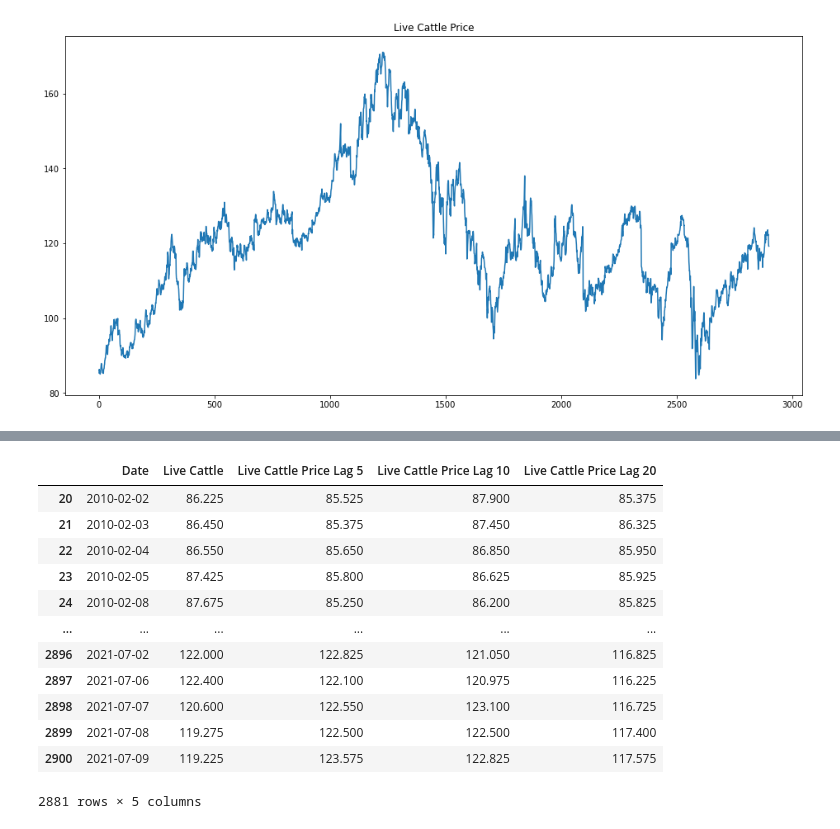
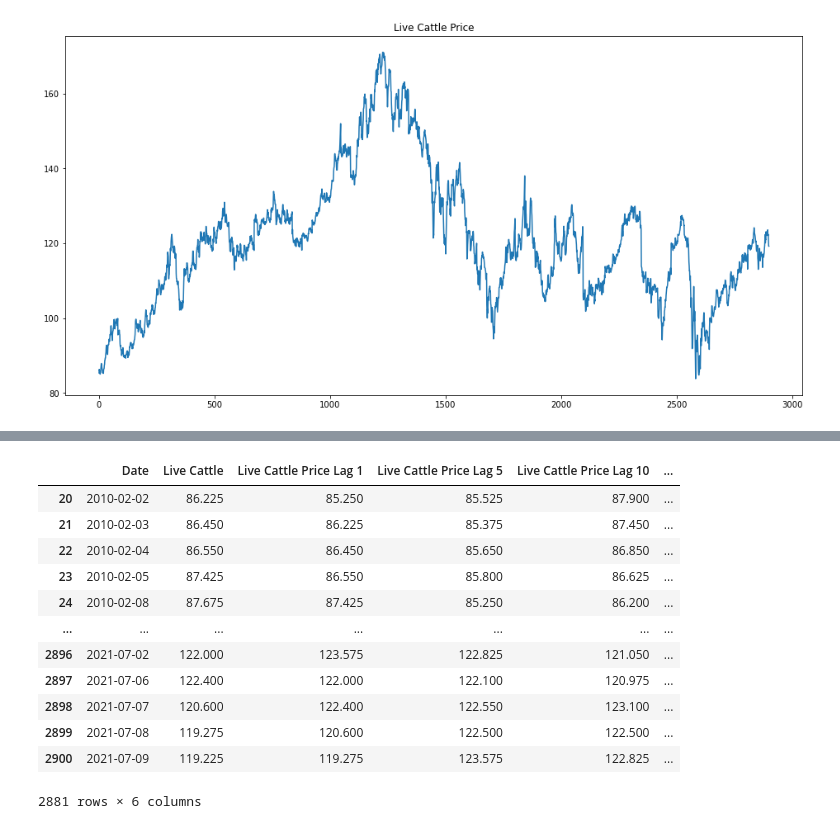
Before and after one commit to FabulousErin/Project_2, a Jupyter notebook: Prediction_Price_ML-Time Lag.ipynb, the cells around one changed output, grey strips where cells are left out. Cells and saved outputs as stored; diff of their text form; code cells hidden in the pictures.

```diff
--- a/Prediction_Price_ML-Time Lag.ipynb
+++ b/Prediction_Price_ML-Time Lag.ipynb
@@ -191,23 +195,24 @@ cotton_df
 # %%
 cattle_df= price_df.drop(columns=['Soy Oil', 'Crush Margin', 'Soybean meal','Wheat Price','Corn Price','Soybean Price', 'Cotton Price'])
+cattle_df["Live Cattle Price Lag 1"]= cattle_df['Live Cattle'].shift(1)
 cattle_df["Live Cattle Price Lag 5"]= cattle_df['Live Cattle'].shift(5)
 cattle_df["Live Cattle Price Lag 10"]= cattle_df['Live Cattle'].shift(10)
 cattle_df["Live Cattle Price Lag 20"]= cattle_df['Live Cattle'].shift(20)
 cattle_df.dropna(inplace=True)
 cattle_df
 # %% [output]
-|  | Date | Live Cattle | Live Cattle Price Lag 5 | Live Cattle Price Lag 10 | Live Cattle Price Lag 20 |
-| 20 | 2010-02-02 | 86.225 | 85.525 | 87.900 | 85.375 |
-| 21 | 2010-02-03 | 86.450 | 85.375 | 87.450 | 86.325 |
-| 22 | 2010-02-04 | 86.550 | 85.650 | 86.850 | 85.950 |
-| 23 | 2010-02-05 | 87.425 | 85.800 | 86.625 | 85.925 |
-| 24 | 2010-02-08 | 87.675 | 85.250 | 86.200 | 85.825 |
-| ... | ... | ... | ... | ... | ... |
-| 2896 | 2021-07-02 | 122.000 | 122.825 | 121.050 | 116.825 |
-| 2897 | 2021-07-06 | 122.400 | 122.100 | 120.975 | 116.225 |
-| 2898 | 2021-07-07 | 120.600 | 122.550 | 123.100 | 116.725 |
-| 2899 | 2021-07-08 | 119.275 | 122.500 | 122.500 | 117.400 |
-| 2900 | 2021-07-09 | 119.225 | 123.575 | 122.825 | 117.575 |
+|  | Date | Live Cattle | Live Cattle Price Lag 1 | Live Cattle Price Lag 5 | Live Cattle Price Lag 10 | ... |
+| 20 | 2010-02-02 | 86.225 | 85.250 | 85.525 | 87.900 | ... |
+| 21 | 2010-02-03 | 86.450 | 86.225 | 85.375 | 87.450 | ... |
+| 22 | 2010-02-04 | 86.550 | 86.450 | 85.650 | 86.850 | ... |
+| 23 | 2010-02-05 | 87.425 | 86.550 | 85.800 | 86.625 | ... |
+| 24 | 2010-02-08 | 87.675 | 87.425 | 85.250 | 86.200 | ... |
+| ... | ... | ... | ... | ... | ... | ... |
+| 2896 | 2021-07-02 | 122.000 | 123.575 | 122.825 | 121.050 | ... |
+| 2897 | 2021-07-06 | 122.400 | 122.000 | 122.100 | 120.975 | ... |
+| 2898 | 2021-07-07 | 120.600 | 122.400 | 122.550 | 123.100 | ... |
+| 2899 | 2021-07-08 | 119.275 | 120.600 | 122.500 | 122.500 | ... |
+| 2900 | 2021-07-09 | 119.225 | 119.275 | 123.575 | 122.825 | ... |
-2881 rows × 5 columns
+2881 rows × 6 columns
 # %%
 from sklearn.model_selection import train_test_split
```
Also changed, not shown: parts of 25 cells of this notebook, 11 other files.
